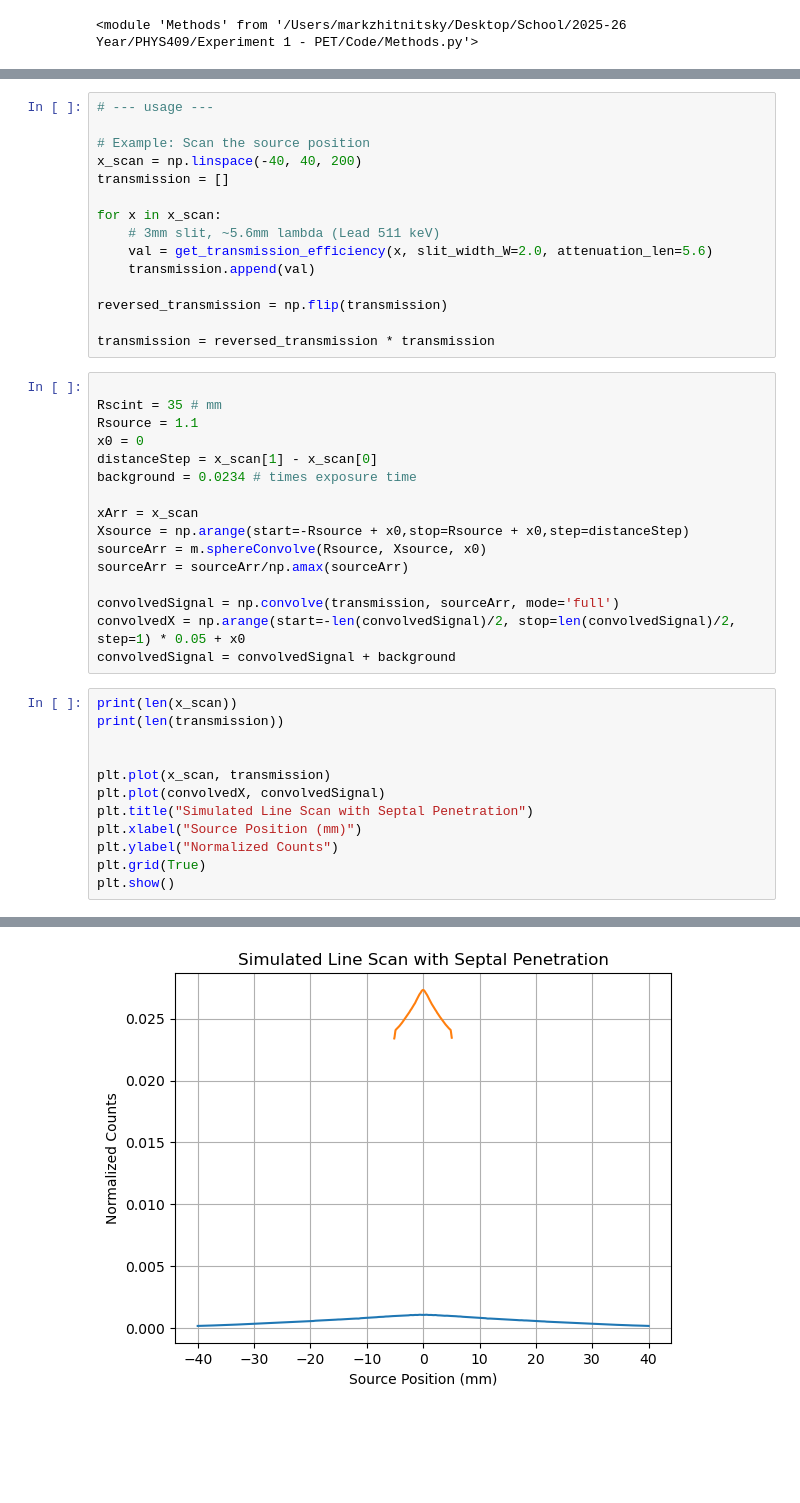
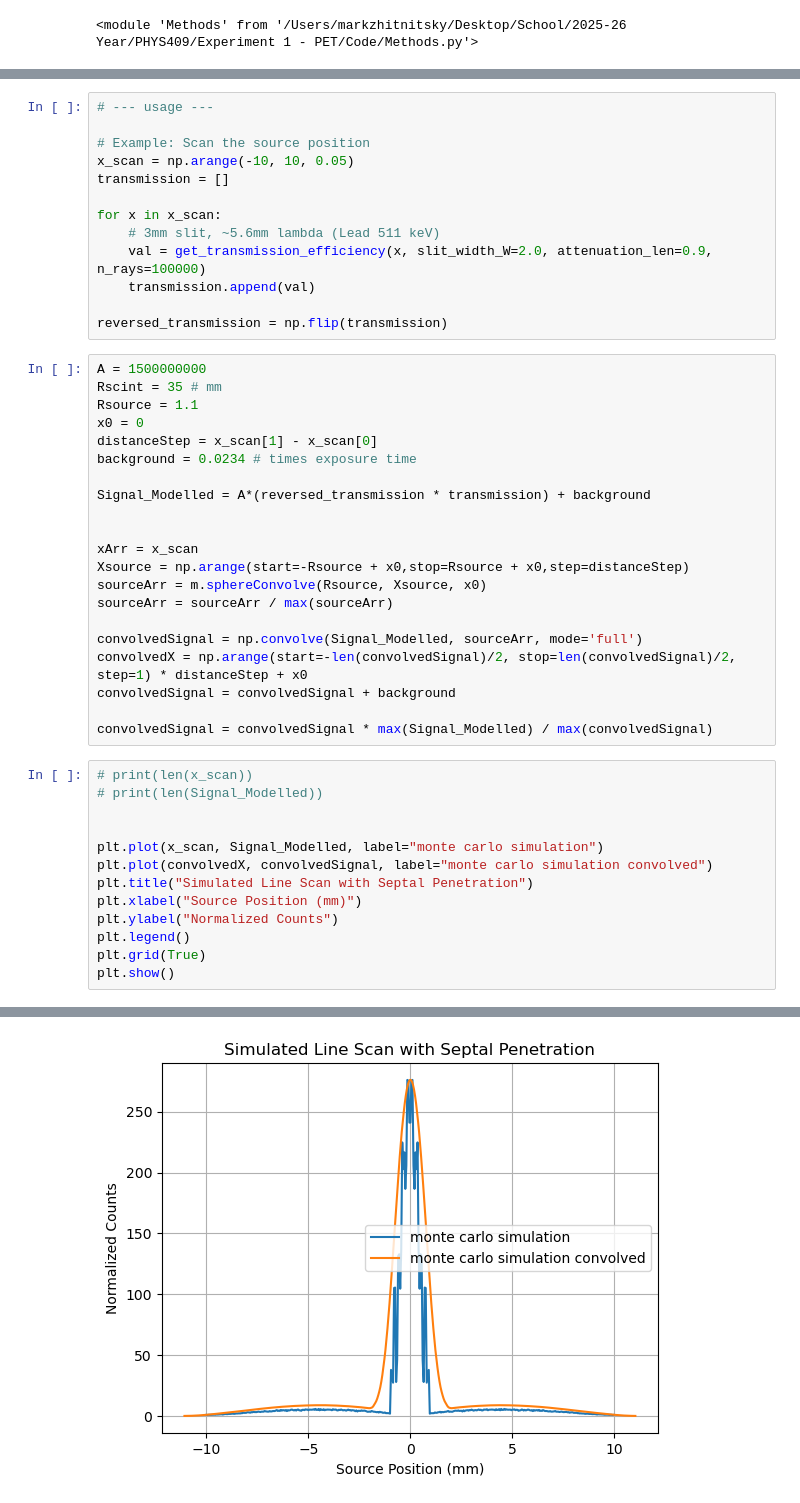
Before and after one commit to MarkZhit/PHYS409-PET, a Jupyter notebook: AlphaDetermination.ipynb, the cells around one changed output, grey strips where cells are left out. Cells and saved outputs as stored; diff of their text form; blank space fills up the shorter version.

Commit message:
Tried modifying the monte carlo model, but I get peaks to the side at an attenuation length of 2mm, which is unrealistic as lead should have an attenuation of ~5mm, and that doesn't agree with my data

```diff
--- a/AlphaDetermination.ipynb
+++ b/AlphaDetermination.ipynb
@@ -126,43 +249,47 @@ def get_transmission_efficiency(
 # --- usage ---
 
 # Example: Scan the source position
-x_scan = np.linspace(-40, 40, 200)
+x_scan = np.arange(-10, 10, 0.05)
 transmission = []
 
 for x in x_scan:
     # 3mm slit, ~5.6mm lambda (Lead 511 keV)
-    val = get_transmission_efficiency(x, slit_width_W=2.0, attenuation_len=5.6)
+    val = get_transmission_efficiency(x, slit_width_W=2.0, attenuation_len=0.9, n_rays=100000)
     transmission.append(val)
 
 reversed_transmission = np.flip(transmission)
-
-transmission = reversed_transmission * transmission
 # %%
-
+A = 1500000000
 Rscint = 35 # mm
 Rsource = 1.1
 x0 = 0
 distanceStep = x_scan[1] - x_scan[0]
 background = 0.0234 # times exposure time
 
+Signal_Modelled = A*(reversed_transmission * transmission) + background
+
+
 xArr = x_scan
 Xsource = np.arange(start=-Rsource + x0,stop=Rsource + x0,step=distanceStep)
 sourceArr = m.sphereConvolve(Rsource, Xsource, x0)
-sourceArr = sourceArr/np.amax(sourceArr)
+sourceArr = sourceArr / max(sourceArr)
 
-convolvedSignal = np.convolve(transmission, sourceArr, mode='full')
-convolvedX = np.arange(start=-len(convolvedSignal)/2, stop=len(convolvedSignal)/2, step=1) * 0.05 + x0
+convolvedSignal = np.convolve(Signal_Modelled, sourceArr, mode='full')
+convolvedX = np.arange(start=-len(convolvedSignal)/2, stop=len(convolvedSignal)/2, step=1) * distanceStep + x0
 convolvedSignal = convolvedSignal + background
+
+convolvedSignal = convolvedSignal * max(Signal_Modelled) / max(convolvedSignal)
 # %%
-print(len(x_scan))
-print(len(transmission))
+# print(len(x_scan))
+# print(len(Signal_Modelled))
 
 
-plt.plot(x_scan, transmission)
-plt.plot(convolvedX, convolvedSignal)
+plt.plot(x_scan, Signal_Modelled, label="monte carlo simulation")
+plt.plot(convolvedX, convolvedSignal, label="monte carlo simulation convolved")
 plt.title("Simulated Line Scan with Septal Penetration")
 plt.xlabel("Source Position (mm)")
 plt.ylabel("Normalized Counts")
+plt.legend()
 plt.grid(True)
 plt.show()
 # %% [output]
@@ -171 +296 @@ plt.show()
-[figure, old version]
+[figure, new version]
```
Also changed, not shown: parts of 5 cells of this notebook, 2 other files.
